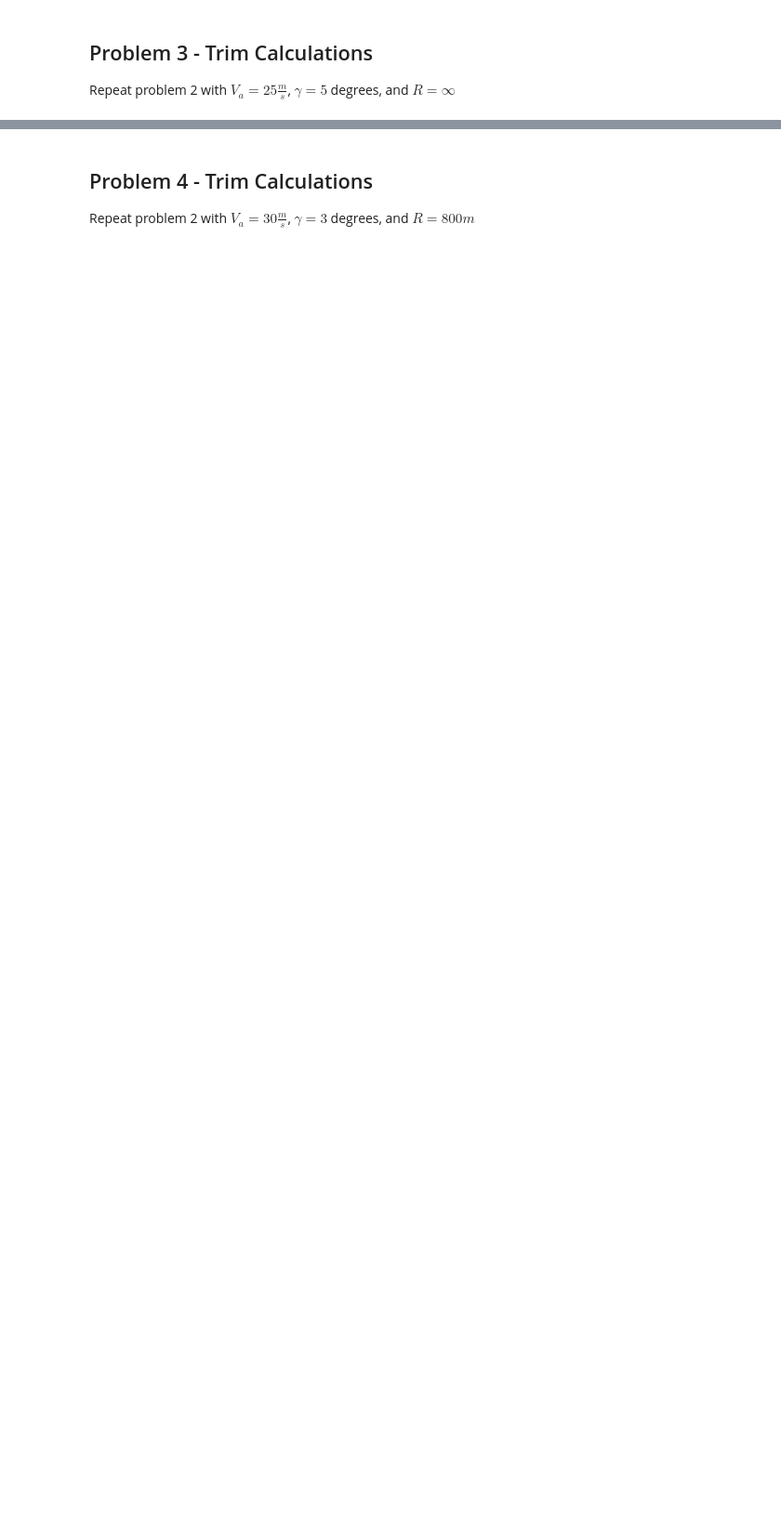
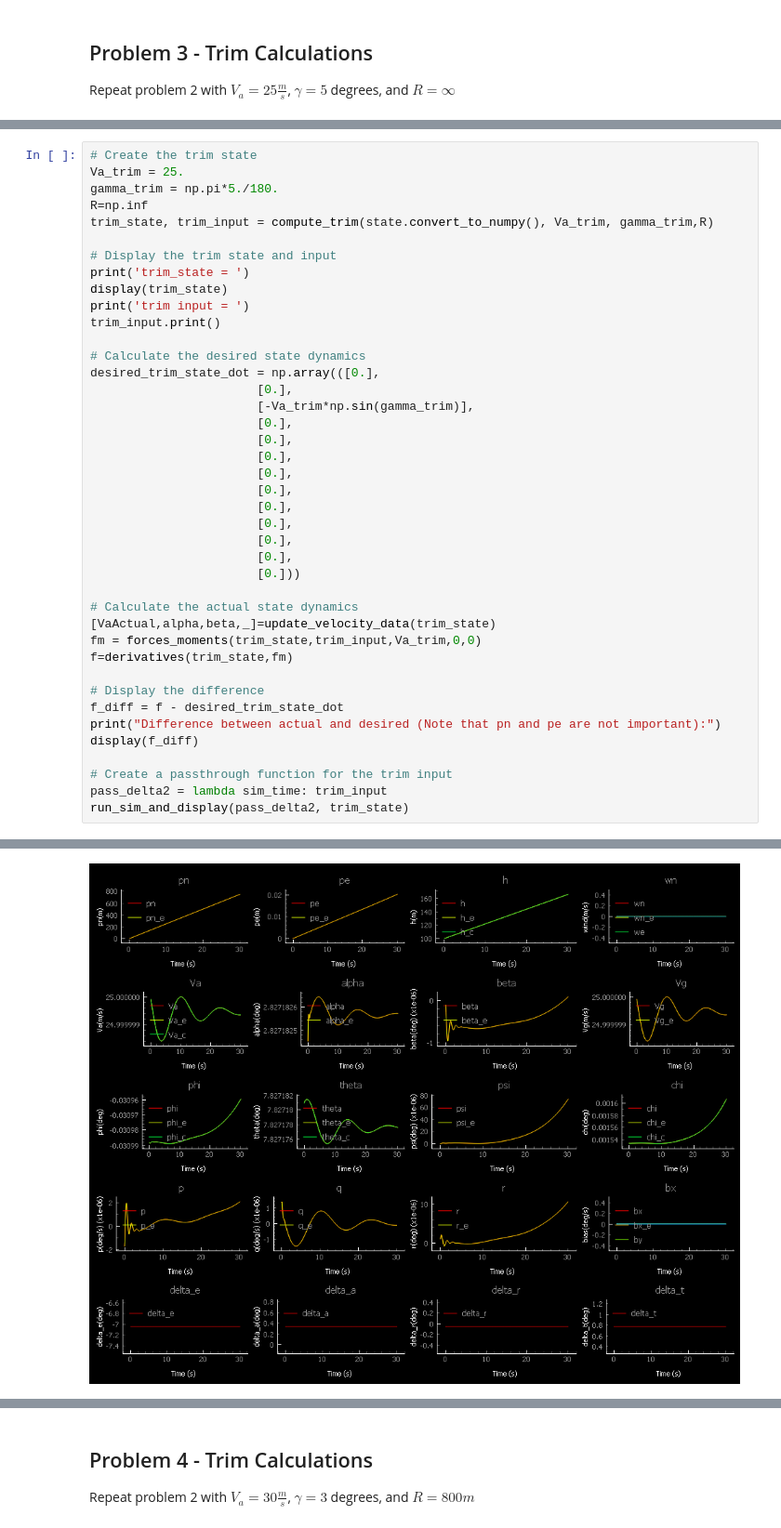
Before and after one commit to Rocketman-1969/MAE5330, a Jupyter notebook: mavsim_python/usu_assignments/ch05_linear_models.ipynb, the cells around one changed output, grey strips where cells are left out. Shown at 93% size. Cells and saved outputs as stored; diff of their text form; blank space fills up the shorter version.

```diff
--- a/mavsim_python/usu_assignments/ch05_linear_models.ipynb
+++ b/mavsim_python/usu_assignments/ch05_linear_models.ipynb
@@ -127,0 +143,42 @@ print("Need to implement")
+# %%
+# Create the trim state
+Va_trim = 25.
+gamma_trim = np.pi*5./180.
+R=np.inf
+trim_state, trim_input = compute_trim(state.convert_to_numpy(), Va_trim, gamma_trim,R)
+
+# Display the trim state and input
+print('trim_state = ')
+display(trim_state)
+print('trim input = ')
+trim_input.print()
+
+# Calculate the desired state dynamics
+desired_trim_state_dot = np.array(([0.],
+                       [0.],
+                       [-Va_trim*np.sin(gamma_trim)],
+                       [0.],
+                       [0.],
+                       [0.],
+                       [0.],
+                       [0.],
+                       [0.],
+                       [0.],
+                       [0.],
+                       [0.],
+                       [0.]))
+
+# Calculate the actual state dynamics
+[VaActual,alpha,beta,_]=update_velocity_data(trim_state)
+fm = forces_moments(trim_state,trim_input,Va_trim,0,0)
+f=derivatives(trim_state,fm)
+
+# Display the difference
+f_diff = f - desired_trim_state_dot
+print("Difference between actual and desired (Note that pn and pe are not important):")
+display(f_diff)
+
+# Create a passthrough function for the trim input
+pass_delta2 = lambda sim_time: trim_input
+run_sim_and_display(pass_delta2, trim_state)
+# %% [output]
@@ -127,0 +215 @@ print("Need to implement")
+[figure, added]
```
Also changed, not shown: parts of 14 cells of this notebook, 2 other files.
